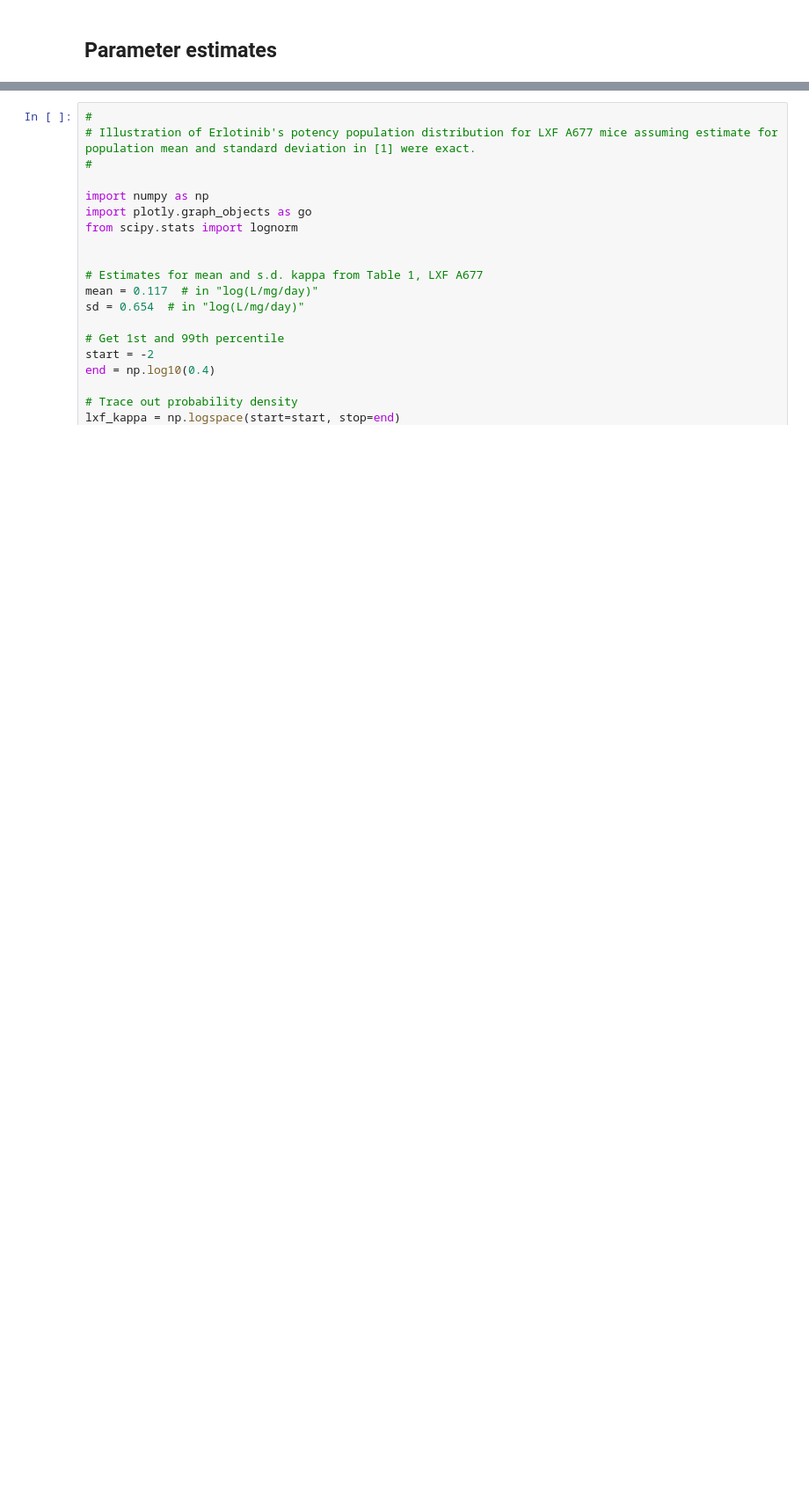
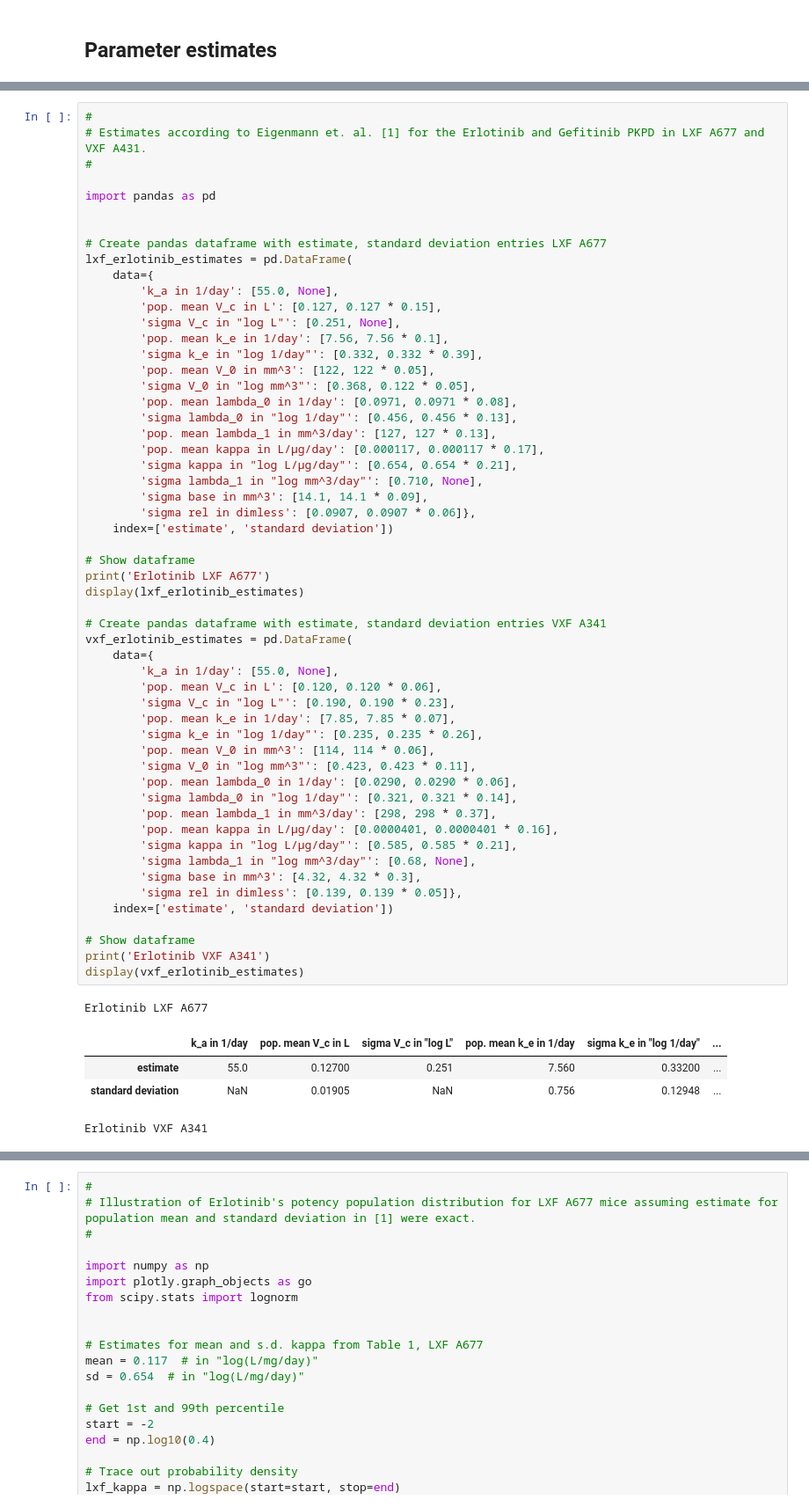
Before and after one commit to DavAug/ErlotinibGefitinib, a Jupyter notebook: notebooks/overview/published_models.ipynb, the cells around one changed output, grey strips where cells are left out. Shown at 88% size. Saved outputs shown, nothing was run; the diff lists cells and outputs as text; blank space fills up the shorter version.

Commit message:
erlotinib literature parameters

```diff
--- a/notebooks/overview/published_models.ipynb
+++ b/notebooks/overview/published_models.ipynb
@@ -112,0 +111,61 @@ The relative standard error (RSE) computed in Monolix was translated back into s
+# %%
+#
+# Estimates according to Eigenmann et. al. [1] for the Erlotinib and Gefitinib PKPD in LXF A677 and VXF A431.
+#
+
+import pandas as pd
+
+
+# Create pandas dataframe with estimate, standard deviation entries LXF A677
+lxf_erlotinib_estimates = pd.DataFrame(
+    data={
+        'k_a in 1/day': [55.0, None],
+        'pop. mean V_c in L': [0.127, 0.127 * 0.15],
+        'sigma V_c in "log L"': [0.251, None],
+        'pop. mean k_e in 1/day': [7.56, 7.56 * 0.1],
+        'sigma k_e in "log 1/day"': [0.332, 0.332 * 0.39],
+        'pop. mean V_0 in mm^3': [122, 122 * 0.05],
+        'sigma V_0 in "log mm^3"': [0.368, 0.122 * 0.05],
+        'pop. mean lambda_0 in 1/day': [0.0971, 0.0971 * 0.08],
+        'sigma lambda_0 in "log 1/day"': [0.456, 0.456 * 0.13],
+        'pop. mean lambda_1 in mm^3/day': [127, 127 * 0.13],
+        'pop. mean kappa in L/µg/day': [0.000117, 0.000117 * 0.17],
+        'sigma kappa in "log L/µg/day"': [0.654, 0.654 * 0.21],
+        'sigma lambda_1 in "log mm^3/day"': [0.710, None],
+        'sigma base in mm^3': [14.1, 14.1 * 0.09],
+        'sigma rel in dimless': [0.0907, 0.0907 * 0.06]},
+    index=['estimate', 'standard deviation'])
+
+# Show dataframe
+print('Erlotinib LXF A677')
+display(lxf_erlotinib_estimates)
+
+# Create pandas dataframe with estimate, standard deviation entries VXF A341
+vxf_erlotinib_estimates = pd.DataFrame(
+    data={
+        'k_a in 1/day': [55.0, None],
+        'pop. mean V_c in L': [0.120, 0.120 * 0.06],
+        'sigma V_c in "log L"': [0.190, 0.190 * 0.23],
+        'pop. mean k_e in 1/day': [7.85, 7.85 * 0.07],
+        'sigma k_e in "log 1/day"': [0.235, 0.235 * 0.26],
+        'pop. mean V_0 in mm^3': [114, 114 * 0.06],
+        'sigma V_0 in "log mm^3"': [0.423, 0.423 * 0.11],
+        'pop. mean lambda_0 in 1/day': [0.0290, 0.0290 * 0.06],
+        'sigma lambda_0 in "log 1/day"': [0.321, 0.321 * 0.14],
+        'pop. mean lambda_1 in mm^3/day': [298, 298 * 0.37],
+        'pop. mean kappa in L/µg/day': [0.0000401, 0.0000401 * 0.16],
+        'sigma kappa in "log L/µg/day"': [0.585, 0.585 * 0.21],
+        'sigma lambda_1 in "log mm^3/day"': [0.68, None],
+        'sigma base in mm^3': [4.32, 4.32 * 0.3],
+        'sigma rel in dimless': [0.139, 0.139 * 0.05]},
+    index=['estimate', 'standard deviation'])
+
+# Show dataframe
+print('Erlotinib VXF A341')
+display(vxf_erlotinib_estimates)
+# %% [output]
+Erlotinib LXF A677
+|  | k_a in 1/day | pop. mean V_c in L | sigma V_c in "log L" | pop. mean k_e in 1/day | sigma k_e in "log 1/day" | ... |
+| estimate | 55.0 | 0.12700 | 0.251 | 7.560 | 0.33200 | ... |
+| standard deviation | NaN | 0.01905 | NaN | 0.756 | 0.12948 | ... |
+Erlotinib VXF A341
```
Also changed, not shown: parts of 7 cells of this notebook.
